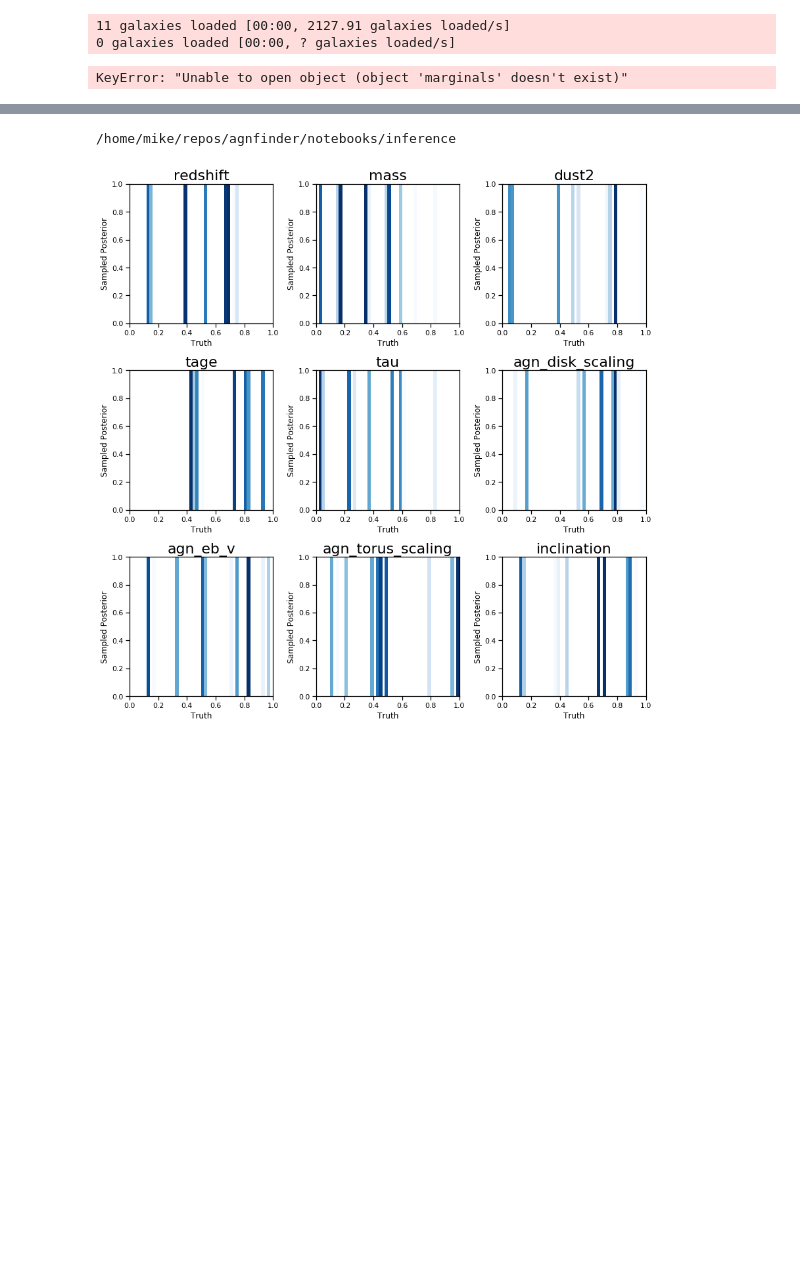
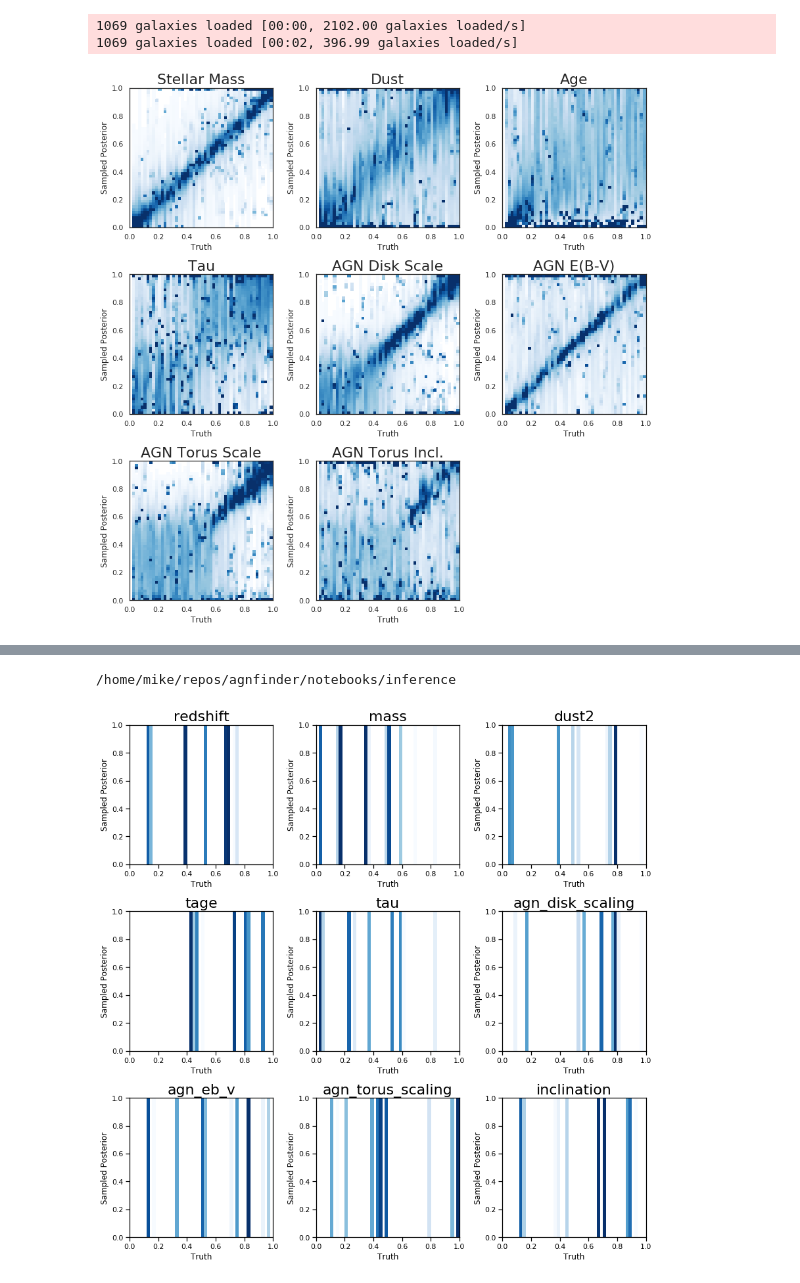
Before and after one commit to mwalmsley/agnfinder, a Jupyter notebook: notebooks/inference/animated_posteriors.ipynb, the cells around one changed output, grey strips where cells are left out. Drawn from its saved outputs; the diff is of its cells as text; code cells hidden in the pictures; blank space fills up the shorter version.

```diff
--- a/notebooks/inference/animated_posteriors.ipynb
+++ b/notebooks/inference/animated_posteriors.ipynb
@@ -17,9 +20,9 @@ sns.set_context('notebook')
 # %%
 from agnfinder.tf_sampling import parameter_recovery
 # %%
-save_dir = '/media/mike/beta/agnfinder_results/extended_nested'
+save_dir = '/media/mike/beta/agnfinder_results/euclid_med_real_unc_fixed_z'
 fig, axes = parameter_recovery.main(save_dir, 0.6, 4)
 # %% [output]
-11 galaxies loaded [00:00, 2127.91 galaxies loaded/s]
-0 galaxies loaded [00:00, ? galaxies loaded/s]
+1069 galaxies loaded [00:00, 2102.00 galaxies loaded/s]
+1069 galaxies loaded [00:02, 396.99 galaxies loaded/s]
-KeyError: "Unable to open object (object 'marginals' doesn't exist)"
+[figure, added]
```
Also changed, not shown: parts of 12 cells of this notebook, 1 other file.
